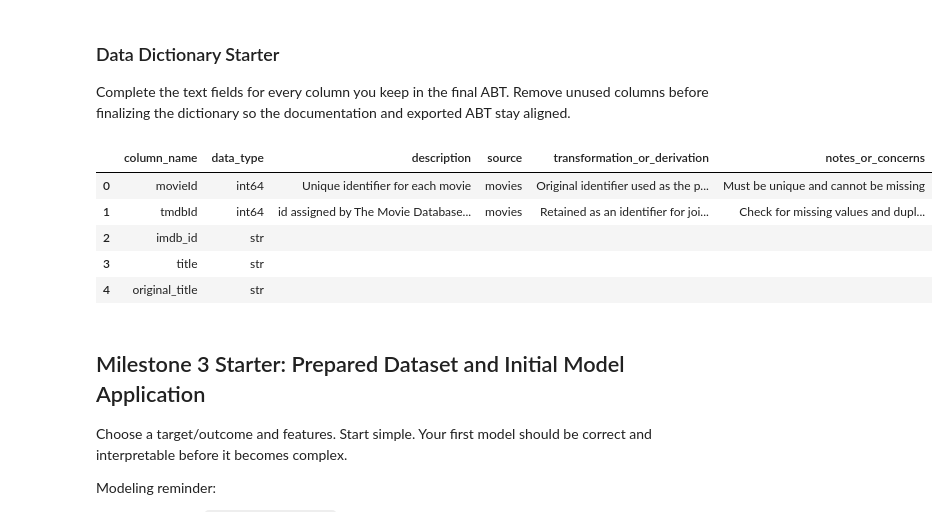
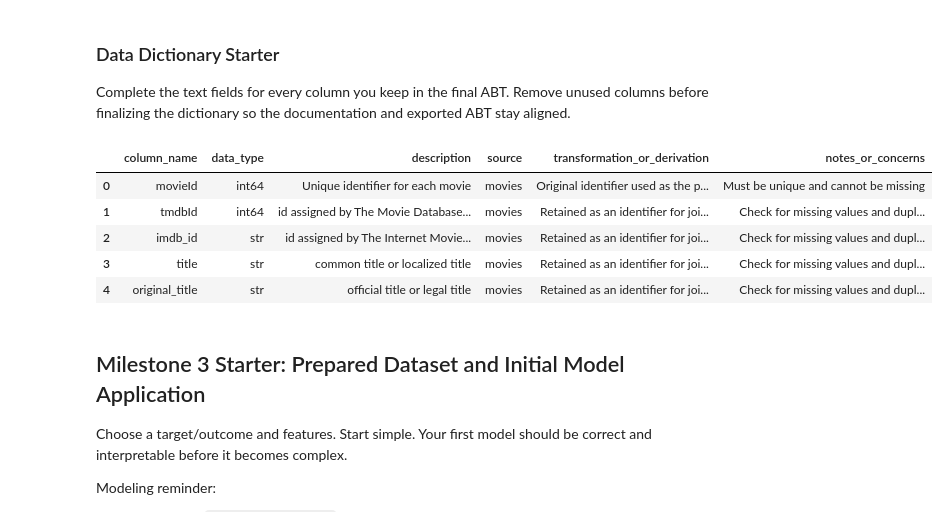
Before and after one commit to zambuggy/BAN-6003-Project-Option-1-Movies, a Jupyter notebook: notebooks/movies_project_starter.ipynb, the cells around one changed output. Cells and saved outputs as stored; diff of their text form; code cells hidden in the pictures.

Commit message:
Milestone 2 full table

```diff
--- a/notebooks/movies_project_starter.ipynb
+++ b/notebooks/movies_project_starter.ipynb
@@ -517,36 +517,88 @@ data_dictionary.loc[
     ]
 ] = [
     "Unique identifier for each movie",
     "movies",
     "Original identifier used as the primary key",
     "Must be unique and cannot be missing"
 ]
 
 data_dictionary.head()
 
 data_dictionary.loc[
     data_dictionary["column_name"] == "tmdbId",
     [
         "description",
         "source",
         "transformation_or_derivation",
         "notes_or_concerns"
     ]
 ] = [
     "id assigned by The Movie Database (TMDb)",
     "movies",
     "Retained as an identifier for joining additional movie data",
     "Check for missing values and duplicate identifiers before joining"
 ]
 
 data_dictionary.head()
+
+
+data_dictionary.loc[
+    data_dictionary["column_name"] == "imdb_id",
+    [
+        "description",
+        "source",
+        "transformation_or_derivation",
+        "notes_or_concerns"
+    ]
+] = [
+    "id assigned by The Internet Movie Database (IMDb)",
+    "movies",
+    "Retained as an identifier for joining additional movie data",
+    "Check for missing values and duplicate identifiers before joining"
+]
+
+data_dictionary.head()
+
+data_dictionary.loc[
+    data_dictionary["column_name"] == "title",
+    [
+        "description",
+        "source",
+        "transformation_or_derivation",
+        "notes_or_concerns"
+    ]
+] = [
+    "common title or localized title",
+    "movies",
+    "Retained as an identifier for joining additional movie data",
+    "Check for missing values and duplicate identifiers before joining"
+]
+
+data_dictionary.head()
+
+data_dictionary.loc[
+    data_dictionary["column_name"] == "original_title",
+    [
+        "description",
+        "source",
+        "transformation_or_derivation",
+        "notes_or_concerns"
+    ]
+] = [
+    "official title or legal title",
+    "movies",
+    "Retained as an identifier for joining additional movie data",
+    "Check for missing values and duplicate identifiers before joining"
+]
+
+data_dictionary.head()
 # %% [output]
 |  | column_name | data_type | description | source | transformation_or_derivation | notes_or_concerns |
 | 0 | movieId | int64 | Unique identifier for each movie | movies | Original identifier used as the p... | Must be unique and cannot be missing |
 | 1 | tmdbId | int64 | id assigned by The Movie Database... | movies | Retained as an identifier for joi... | Check for missing values and dupl... |
-| 2 | imdb_id | str |  |  |  |  |
-| 3 | title | str |  |  |  |  |
-| 4 | original_title | str |  |  |  |  |
+| 2 | imdb_id | str | id assigned by The Internet Movie... | movies | Retained as an identifier for joi... | Check for missing values and dupl... |
+| 3 | title | str | common title or localized title | movies | Retained as an identifier for joi... | Check for missing values and dupl... |
+| 4 | original_title | str | official title or legal title | movies | Retained as an identifier for joi... | Check for missing values and dupl... |
 # %% [markdown]
 ## Milestone 3 Starter: Prepared Dataset and Initial Model Application
 
```
